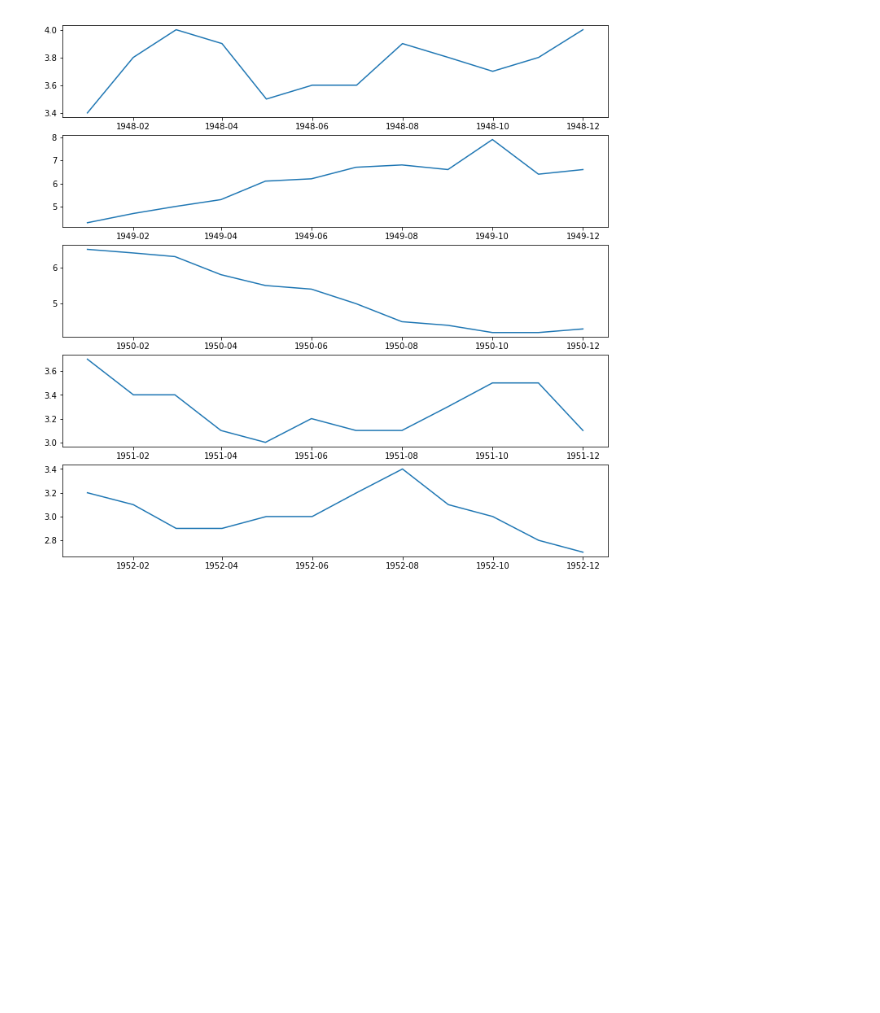
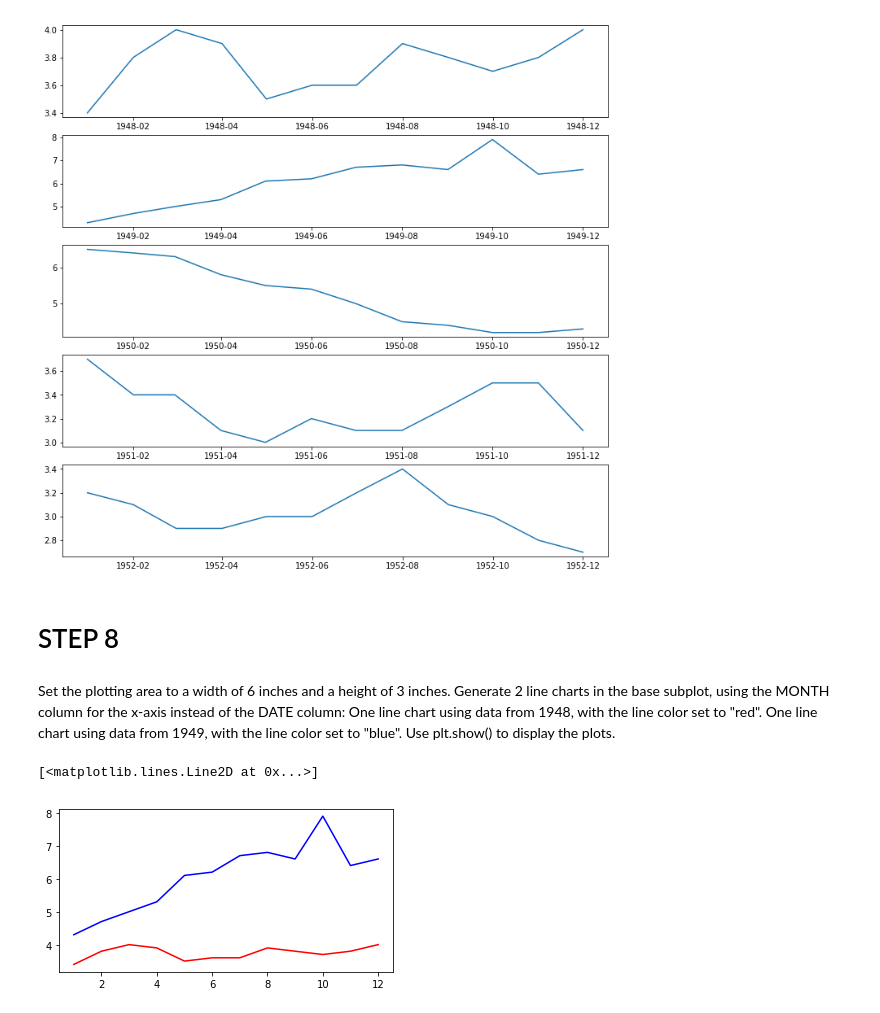
Before and after one commit to WillBeDataScientist/Theory, a Jupyter notebook: Line Charts DQ.io.ipynb, the cells around one changed output. Cells and saved outputs as stored; diff of their text form; code cells hidden in the pictures; blank space fills up the shorter version.

Commit message:
completed Step 8 in DQ

```diff
--- a/Line Charts DQ.io.ipynb
+++ b/Line Charts DQ.io.ipynb
@@ -175,3 +175,20 @@ for i in range(5):   #WE WILL BE CREATING 5 PLOTS
     plt.plot(unrate['DATE'][start_x:end_x],unrate['UNRATE'][start_x:end_x])#ploting dynamically with start_x,end_x
 # %% [output]
 [figure]
+# %% [markdown]
+# STEP 8
+# %% [markdown]
+Set the plotting area to a width of 6 inches and a height of 3 inches.
+Generate 2 line charts in the base subplot, using the MONTH column for the x-axis instead of the DATE column:
+One line chart using data from 1948, with the line color set to "red".
+One line chart using data from 1949, with the line color set to "blue".
+Use plt.show() to display the plots.
+# %%
+unrate['MONTH'] = unrate['DATE'].dt.month #pandas.Series.dt.month will extract intiger string month from intiger
+fig=plt.figure(figsize=(6,3))
+ax=fig.add_subplot(1,1,1) #creating two plots on single area 1,1
+plt.plot(unrate['MONTH'][0:12],unrate['UNRATE'][0:12],c="red") #ARGUMENT c to provide color manually
+plt.plot(unrate['MONTH'][12:24],unrate['UNRATE'][12:24],c="blue")
+# %% [output]
+[<matplotlib.lines.Line2D at 0x...>]
+[figure, added]
```
